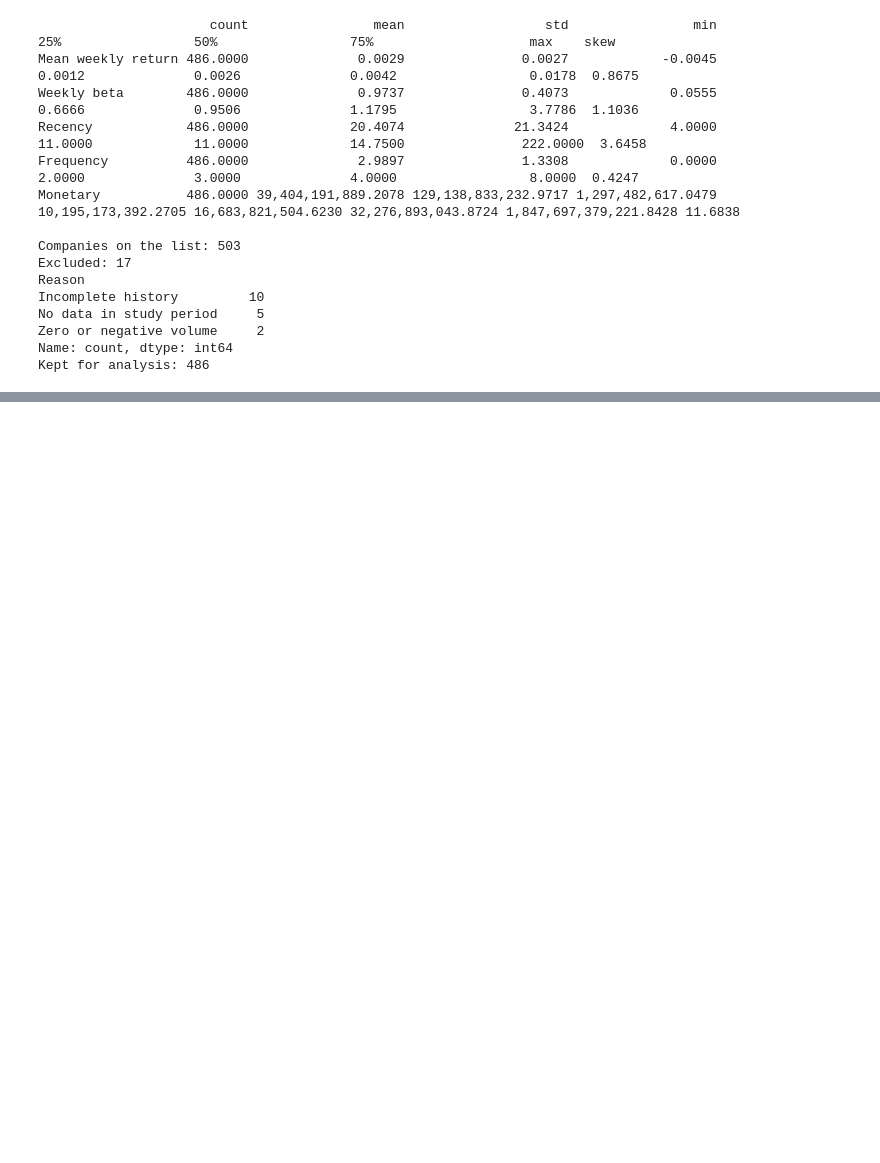
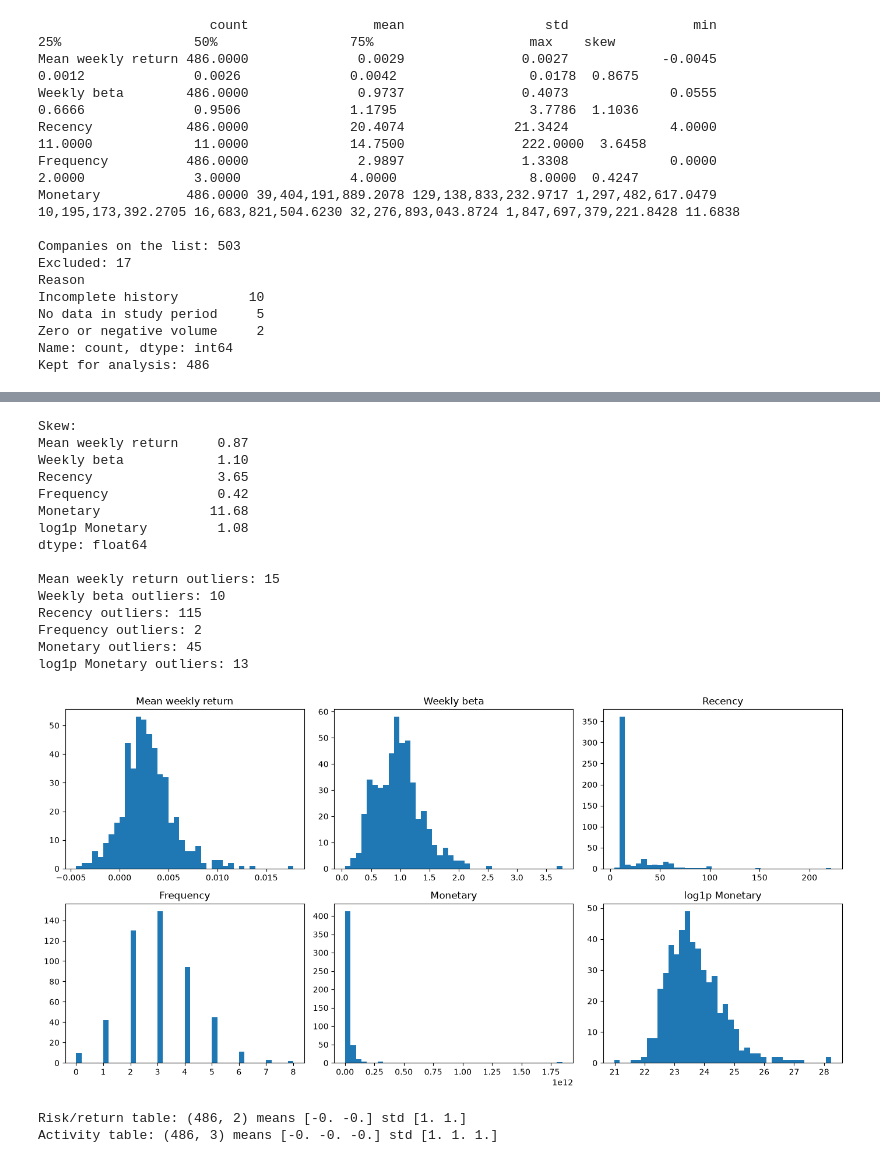
Before and after one commit to zafar-m3n/crm-coursework-stock-clusters, a Jupyter notebook: CRM Assignment - Grouping S&P 500 Stocks.ipynb, the cells around one changed output, grey strips where cells are left out. Cells and saved outputs as stored; diff of their text form; code cells hidden in the pictures; blank space fills up the shorter version.

Commit message:
Prepare and standardise risk/return and trading activity feature tables

```diff
--- a/CRM Assignment - Grouping S&P 500 Stocks.ipynb
+++ b/CRM Assignment - Grouping S&P 500 Stocks.ipynb
@@ -418,0 +423,56 @@ Kept for analysis: 486
+# %%
+from sklearn.preprocessing import StandardScaler
+import matplotlib.pyplot as plt
+
+all_features["log1p Monetary"] = np.log1p(all_features["Monetary"])
+
+risk_return = all_features[["Mean weekly return", "Weekly beta"]]
+activity = all_features[["Recency", "Frequency", "log1p Monetary"]]
+
+# skew before and after the log1p transform
+cols = five + ["log1p Monetary"]
+print("Skew:")
+print(all_features[cols].skew().round(2))
+print()
+
+# count outliers with the box-plot rule (more than 1.5 x IQR outside the middle 50%)
+for col in cols:
+    q1 = all_features[col].quantile(0.25)
+    q3 = all_features[col].quantile(0.75)
+    iqr = q3 - q1
+    outliers = ((all_features[col] < q1 - 1.5 * iqr) | (all_features[col] > q3 + 1.5 * iqr)).sum()
+    print(col, "outliers:", outliers)
+
+fig, axes = plt.subplots(2, 3, figsize=(14, 7))
+for ax, col in zip(axes.flatten(), cols):
+    ax.hist(all_features[col], bins=40)
+    ax.set_title(col)
+plt.tight_layout()
+plt.savefig("outputs/figures/feature_distributions.png", dpi=150)
+plt.show()
+
+# standardise each table separately
+X_risk = StandardScaler().fit_transform(risk_return)
+X_activity = StandardScaler().fit_transform(activity)
+
+print("Risk/return table:", X_risk.shape, "means", X_risk.mean(axis=0).round(2), "std", X_risk.std(axis=0).round(2))
+print("Activity table:", X_activity.shape, "means", X_activity.mean(axis=0).round(2), "std", X_activity.std(axis=0).round(2))
+# %% [output]
+Skew:
+Mean weekly return     0.87
+Weekly beta            1.10
+Recency                3.65
+Frequency              0.42
+Monetary              11.68
+log1p Monetary         1.08
+dtype: float64
+
+Mean weekly return outliers: 15
+Weekly beta outliers: 10
+Recency outliers: 115
+Frequency outliers: 2
+Monetary outliers: 45
+log1p Monetary outliers: 13
+[figure, added]
+Risk/return table: (486, 2) means [-0. -0.] std [1. 1.]
+Activity table: (486, 3) means [-0. -0. -0.] std [1. 1. 1.]
```
Also changed, not shown: parts of 1 cell of this notebook, 1 other file.
